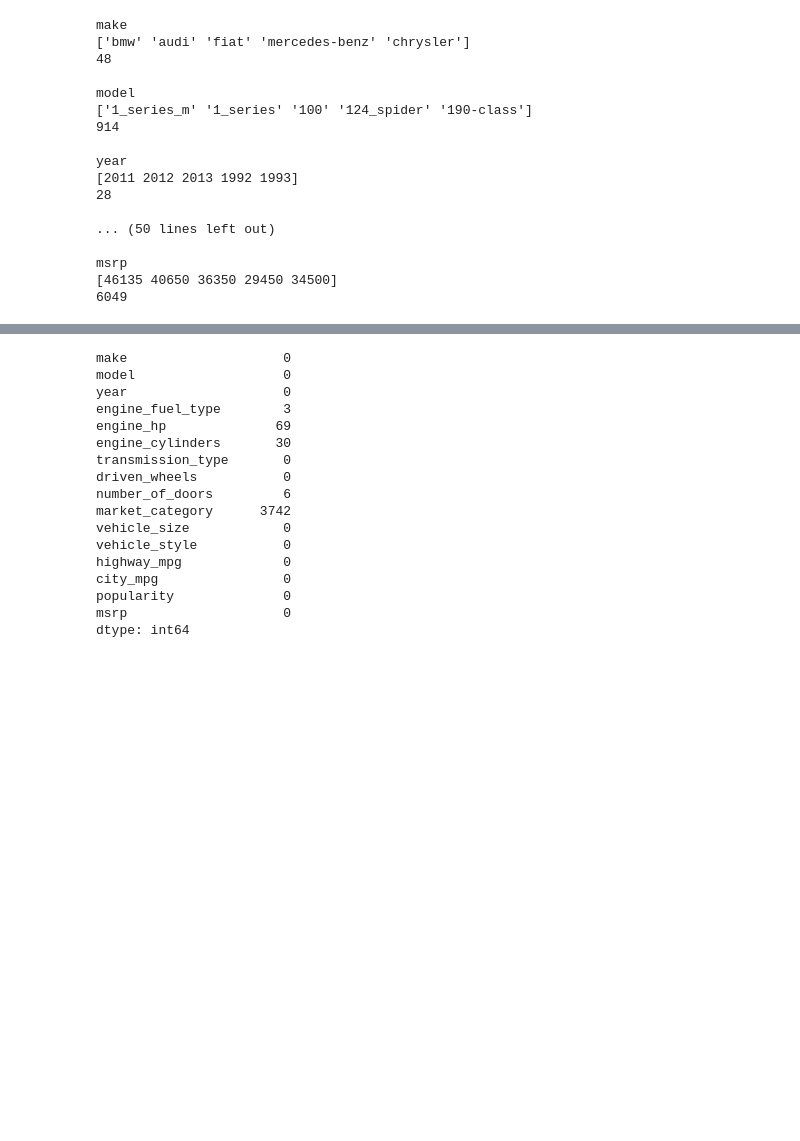
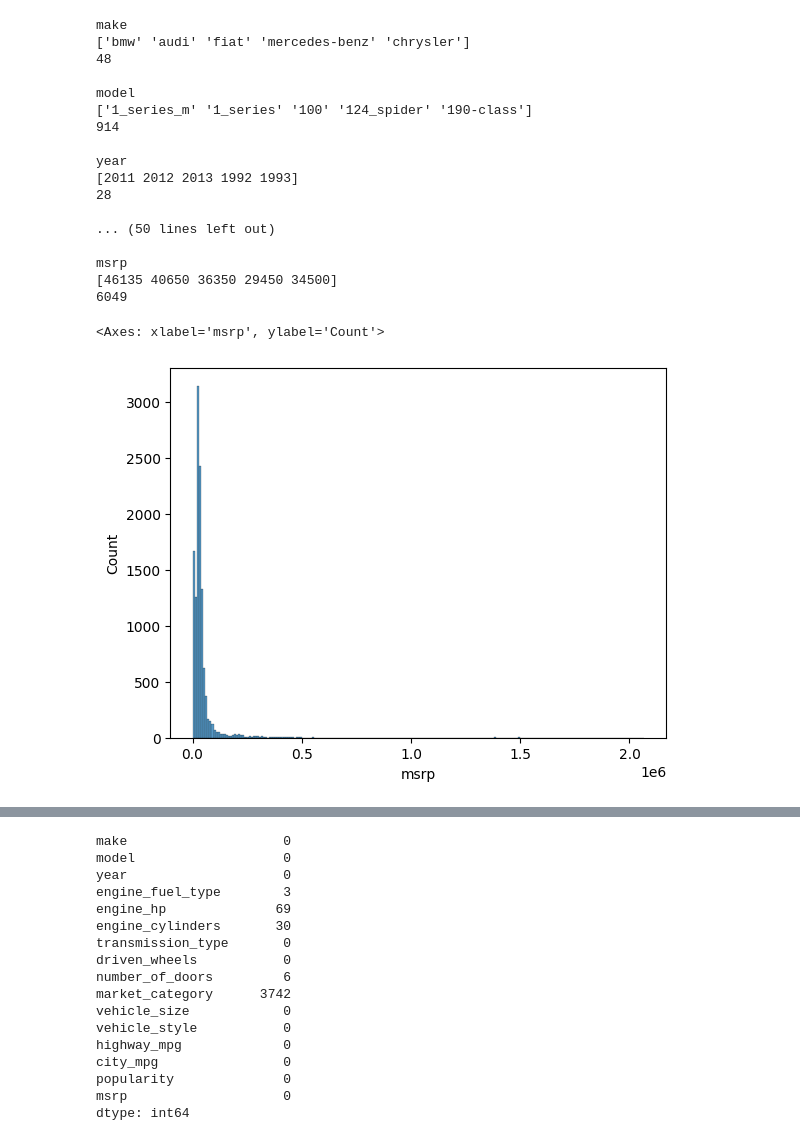
Before and after one commit to perobinbird/machine-learning-zoomcamp, a Jupyter notebook: 02-regression/02-carprice.ipynb, the cells around one changed output, grey strips where cells are left out. Drawn from its saved outputs; the diff is of its cells as text; code cells hidden in the pictures; blank space fills up the shorter version.

```diff
--- a/02-regression/02-carprice.ipynb
+++ b/02-regression/02-carprice.ipynb
@@ -291,0 +300,6 @@ msrp
+# %%
+# Plot Histogram
+sns.histplot(df.msrp) #df.msrp refers to dataframe msrp values
+# %% [output]
+<Axes: xlabel='msrp', ylabel='Count'>
+[figure, added]
```
Also changed, not shown: parts of 13 cells of this notebook.
